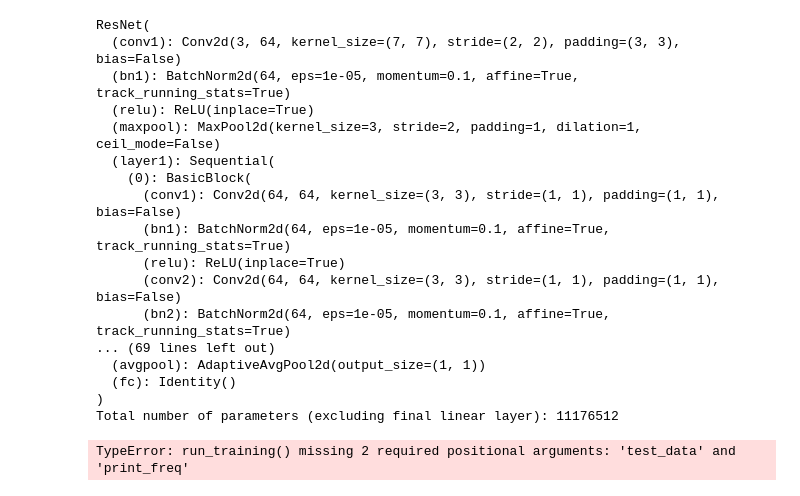
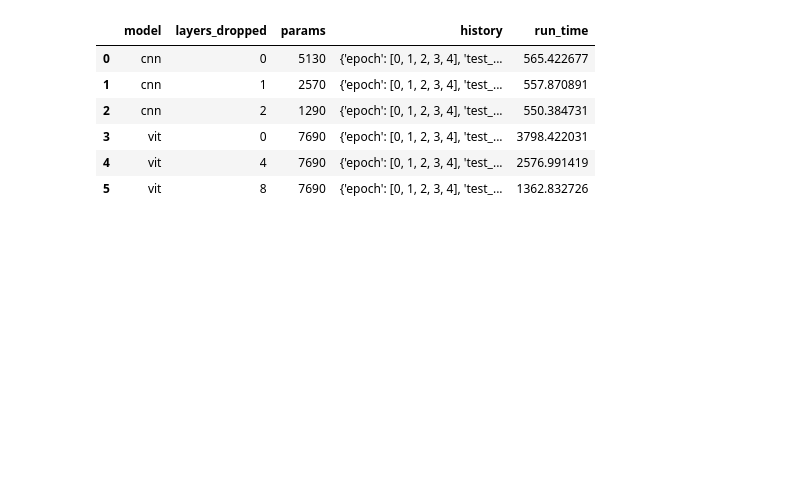
Before and after one commit to christophk0/DeepLearningFinal, a Jupyter notebook: drop_layers_analysis/dropping_layers.ipynb, the cells around one changed output. Saved outputs shown, nothing was run; the diff lists cells and outputs as text; code cells hidden in the pictures; blank space fills up the shorter version.

Commit message:
dropping layers notebook and pictures

```diff
--- a/drop_layers_analysis/dropping_layers.ipynb
+++ b/drop_layers_analysis/dropping_layers.ipynb
@@ -434,60 +312,18 @@ results
-# %%
-num_epochs = config['num_epochs']
-
-cnn_drop_list = [0, 1, 2]   # 👈 you can adjust
-vit_drop_list = [0, 4, 8]   # 👈 not symmetric; that’s okay
-
-results = []
-
-for num_drop in cnn_drop_list:
-    model = make_cnn(num_drop)
-    # 👇 initialize LazyLinear by running one fake batch through the model
-    dummy = next(iter(train_loader))[0].to(device)  # just the images
-    with torch.no_grad():
-        _ = model(dummy)
-
-    n_params = count_trainable_params(model)
-    # n_params = count_trainable_params(model)
-    history = run_training(model, num_epochs, train_loader, test_loader)
-    results.append({
-        "model": "cnn",
-        "layers_dropped": num_drop,
-        "params": n_params,
-        "history": history,
-    })
-
-for num_drop in vit_drop_list:
-    model = make_vit(num_drop)
-        # 👇 initialize LazyLinear by running one fake batch through the model
-    dummy = next(iter(train_loader))[0].to(device)  # just the images
-    with torch.no_grad():
-        _ = model(dummy)
-
-    n_params = count_trainable_params(model)
-    n_params = count_trainable_params(model)
-    history = run_training(model, num_epochs, train_loader, test_loader)
-    results.append({
-        "model": "vit",
-        "layers_dropped": num_drop,
-        "params": n_params,
-        "history": history,
-    })
-# %% [output]
-ResNet(
-  (conv1): Conv2d(3, 64, kernel_size=(7, 7), stride=(2, 2), padding=(3, 3), bias=False)
-  (bn1): BatchNorm2d(64, eps=1e-05, momentum=0.1, affine=True, track_running_stats=True)
-  (relu): ReLU(inplace=True)
-  (maxpool): MaxPool2d(kernel_size=3, stride=2, padding=1, dilation=1, ceil_mode=False)
-  (layer1): Sequential(
-    (0): BasicBlock(
-      (conv1): Conv2d(64, 64, kernel_size=(3, 3), stride=(1, 1), padding=(1, 1), bias=False)
-      (bn1): BatchNorm2d(64, eps=1e-05, momentum=0.1, affine=True, track_running_stats=True)
-      (relu): ReLU(inplace=True)
-      (conv2): Conv2d(64, 64, kernel_size=(3, 3), stride=(1, 1), padding=(1, 1), bias=False)
-      (bn2): BatchNorm2d(64, eps=1e-05, momentum=0.1, affine=True, track_running_stats=True)
-... (69 lines left out)
-  (avgpool): AdaptiveAvgPool2d(output_size=(1, 1))
-  (fc): Identity()
-)
-Total number of parameters (excluding final linear layer): 11176512
-TypeError: run_training() missing 2 required positional arguments: 'test_data' and 'print_freq'
+# %%
+import pandas as pd
+
+# Save results
+# df = pd.DataFrame(results)
+# df.to_csv("results.csv", index=False)
+
+# Load data if not running training/test
+df = pd.read_csv("results.csv")
+df
+# %% [output]
+|  | model | layers_dropped | params | history | run_time |
+| 0 | cnn | 0 | 5130 | {'epoch': [0, 1, 2, 3, 4], 'test_... | 565.422677 |
+| 1 | cnn | 1 | 2570 | {'epoch': [0, 1, 2, 3, 4], 'test_... | 557.870891 |
+| 2 | cnn | 2 | 1290 | {'epoch': [0, 1, 2, 3, 4], 'test_... | 550.384731 |
+| 3 | vit | 0 | 7690 | {'epoch': [0, 1, 2, 3, 4], 'test_... | 3798.422031 |
+| 4 | vit | 4 | 7690 | {'epoch': [0, 1, 2, 3, 4], 'test_... | 2576.991419 |
+| 5 | vit | 8 | 7690 | {'epoch': [0, 1, 2, 3, 4], 'test_... | 1362.832726 |
```
Also changed, not shown: parts of 18 cells of this notebook, 3 other files.
